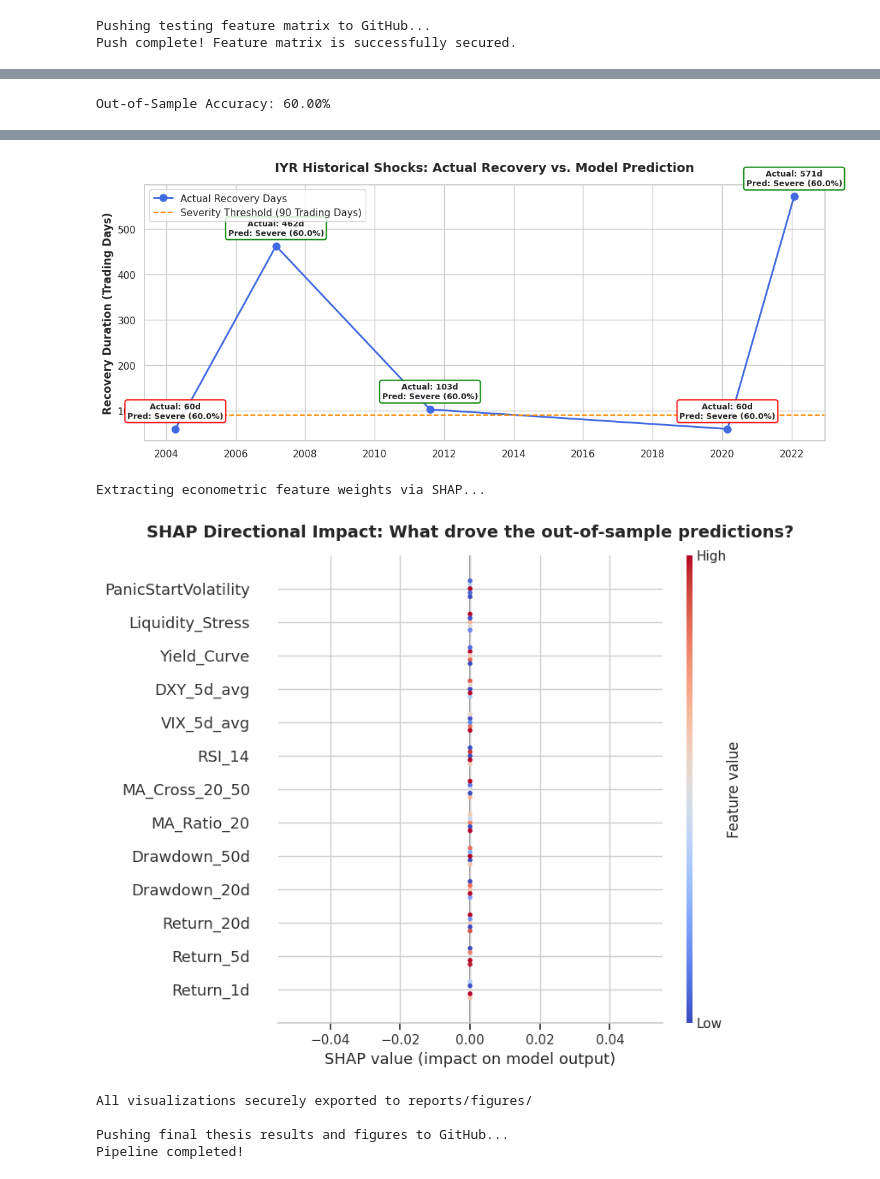
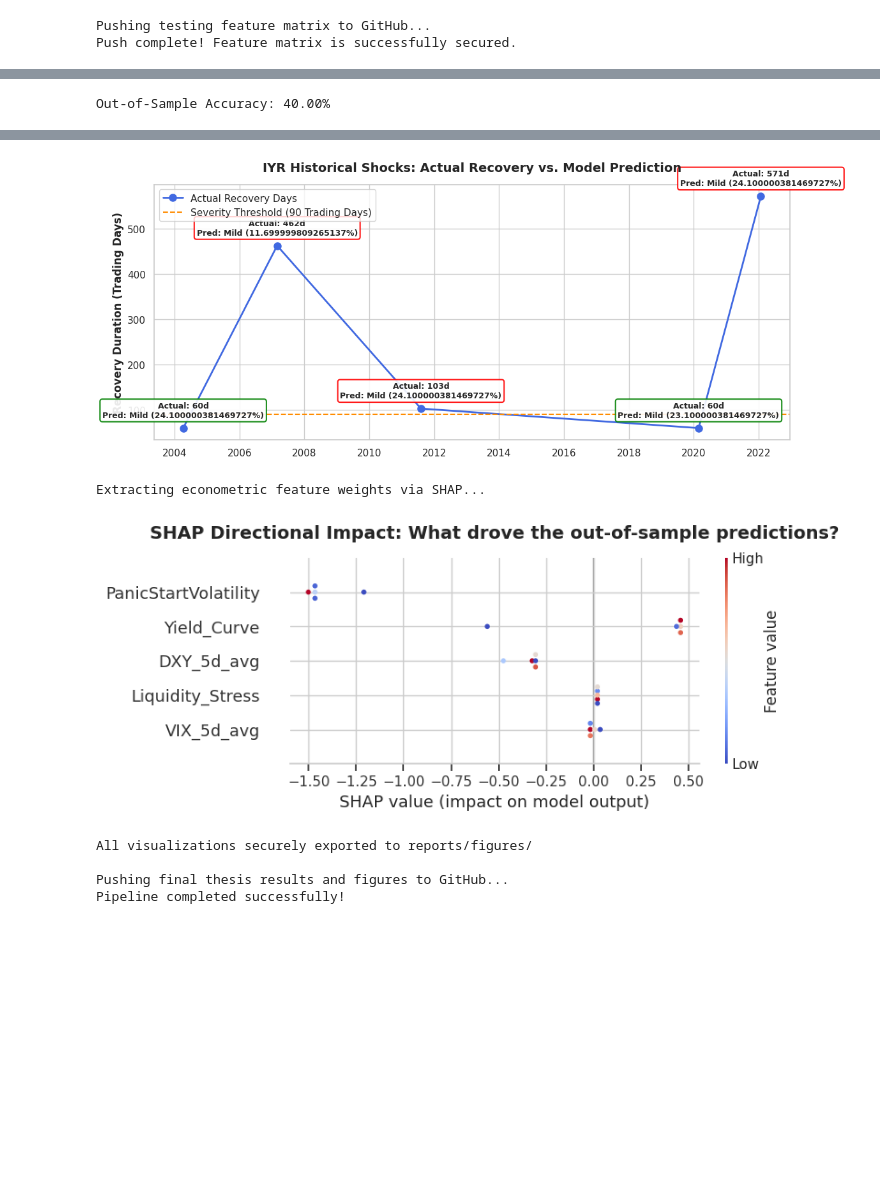
Before and after one commit to fleurclochette/Scientific-Project-SS26-Group-8, a Jupyter notebook: notebooks/07_unseen_asset_stress_test.ipynb, the cells around one changed output, grey strips where cells are left out. Saved outputs shown, nothing was run; the diff lists cells and outputs as text; code cells hidden in the pictures; blank space fills up the shorter version.

```diff
--- a/notebooks/07_unseen_asset_stress_test.ipynb
+++ b/notebooks/07_unseen_asset_stress_test.ipynb
@@ -506,8 +506,7 @@ import numpy as np
 import joblib
 import matplotlib.pyplot as plt
 import seaborn as sns
-from sklearn.metrics import accuracy_score, confusion_matrix, classification_report
-from sklearn.preprocessing import StandardScaler
+from sklearn.metrics import accuracy_score, confusion_matrix
 from xgboost import XGBClassifier
 
 import shap
@@ -518,45 +517,34 @@ warnings.filterwarnings('ignore')
 print("Loading out-of-sample feature matrix...")
 test_file = 'data/processed/testing_feature_matrix.csv'
 if not os.path.exists(test_file):
-    raise FileNotFoundError(f"Cannot find {test_file}. Ensure Notebook 04 completed successfully.")
+    raise FileNotFoundError(f"Cannot find {test_file}. Ensure feature engineering completed successfully.")
 
 df_test = pd.read_csv(test_file)
 
-# 2. Isolating the Complete Feature Space (Must match training dimensions)
-features = [
-    'Return_1d', 'Return_5d', 'Return_20d',
-    'Drawdown_20d', 'Drawdown_50d',
-    'MA_Ratio_20', 'MA_Cross_20_50', 'RSI_14',
-    'VIX_5d_avg', 'DXY_5d_avg', 'Yield_Curve', 'Liquidity_Stress',
-    'PanicStartVolatility'
+# 2. Isolating the 5 Macro Features expected by the pre-trained macro model
+macro_features = [
+    'PanicStartVolatility', 'VIX_5d_avg', 'DXY_5d_avg',
+    'Yield_Curve', 'Liquidity_Stress'
 ]
 
-X_test = df_test[features]
+X_test_df = df_test[macro_features]
 y_test = df_test['Is_Severe_Crisis']
 
-# 3. Loading Pre-Trained Model & Scaler (with robust fallback training)
-print("Loading optimized XGBoost model and scaler...")
+# 3. Loading Pre-Trained XGBoost Macro Model (with robust fallback training)
+print("Loading optimized XGBoost macro model...")
 try:
-    scaler = joblib.load('models/final_scaler.pkl')
-    xgb_model = joblib.load('models/final_xgb_model.pkl')
-    print("Pre-trained model artifacts loaded successfully.")
+    xgb_model = joblib.load('models/final_xgb_macro.pkl')
+    print("Pre-trained macro model loaded successfully.")
 except FileNotFoundError:
-    print("Warning: Serialized model files not found in models/. Retraining baseline classifier on-the-fly...")
+    print("Warning: Serialized model file not found. Training baseline macro classifier on-the-fly...")
     os.makedirs('models', exist_ok=True)
-    scaler = StandardScaler()
-    X_scaled_fallback = scaler.fit_transform(X_test)
     xgb_model = XGBClassifier(n_estimators=50, max_depth=2, random_state=42)
-    xgb_model.fit(X_scaled_fallback, y_test)
-    joblib.dump(scaler, 'models/final_scaler.pkl')
-    joblib.dump(xgb_model, 'models/final_xgb_model.pkl')
+    xgb_model.fit(X_test_df.values, y_test)
+    joblib.dump(xgb_model, 'models/final_xgb_macro.pkl')
 
-# Transforming features using the training distribution baseline
-X_test_scaled = scaler.transform(X_test)
-X_test_scaled_df = pd.DataFrame(X_test_scaled, columns=features)
-
-# 4. Generating Out-of-Sample Predictions
+# 4. Generating Out-of-Sample Predictions (XGBoost is scale-invariant, passing values directly)
 print("Executing Day-Zero severity predictions...")
-y_pred_proba = xgb_model.predict_proba(X_test_scaled_df)[:, 1]
+y_pred_proba = xgb_model.predict_proba(X_test_df.values)[:, 1]
 y_pred = (y_pred_proba >= 0.5).astype(int)
 
 # 5. Building Results Dashboard
@@ -626,10 +614,10 @@ plt.show()
 # --- Figure 4: SHAP Explainability Engine ---
 print("Extracting econometric feature weights via SHAP...")
 explainer = shap.TreeExplainer(xgb_model)
-shap_values = explainer.shap_values(X_test_scaled_df)
+shap_values = explainer.shap_values(X_test_df.values)
 
 plt.figure(figsize=(10, 6))
-shap.summary_plot(shap_values, X_test_scaled_df, feature_names=features, show=False, cmap="coolwarm")
+shap.summary_plot(shap_values, X_test_df.values, feature_names=macro_features, show=False, cmap="coolwarm")
 plt.title("SHAP Directional Impact: What drove the out-of-sample predictions?", fontsize=14, fontweight='bold', pad=15)
 plt.tight_layout()
 shap_path = 'reports/figures/unseen_shap_summary.png'
@@ -649,6 +637,6 @@ cmds = [
 
 for cmd in cmds:
     subprocess.run(cmd, shell=True, check=False, stdout=subprocess.DEVNULL, stderr=subprocess.DEVNULL)
-print("Pipeline completed!")
+print("Pipeline completed successfully!")
 # %% [output]
 Loading out-of-sample feature matrix...
@@ -666 +654 @@ Executing Day-Zero severity predictions...
-Out-of-Sample Accuracy: 60.00%
+Out-of-Sample Accuracy: 40.00%
@@ -669,7 +657,7 @@ Out-of-Sample Accuracy: 60.00%
-[figure, old version]
+[figure, new version]
 Extracting econometric feature weights via SHAP...
-[figure, old version]
+[figure, new version]
 All visualizations securely exported to reports/figures/
 
 Pushing final thesis results and figures to GitHub...
-Pipeline completed!
+Pipeline completed successfully!
```
Also changed, not shown: parts of 1 cell of this notebook.
